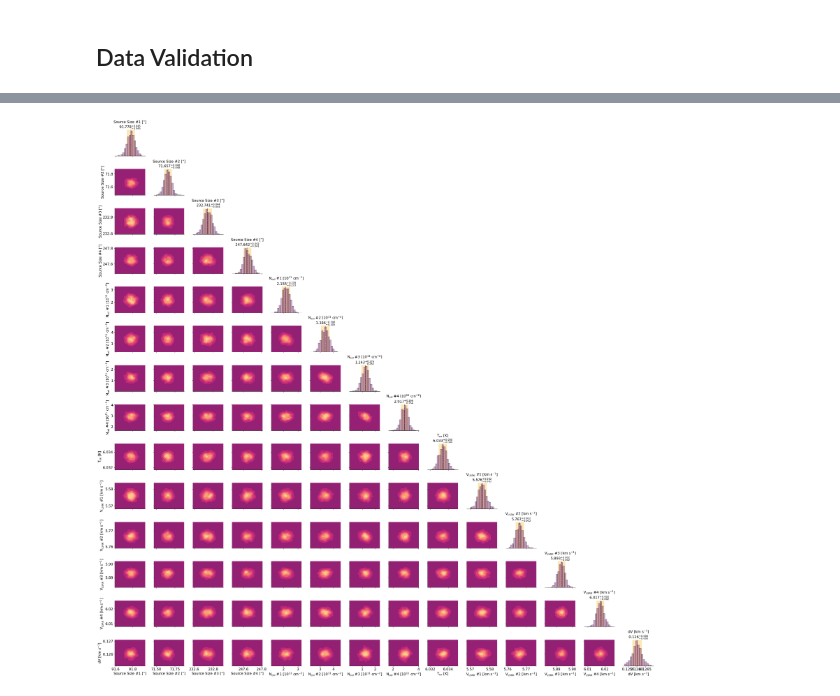
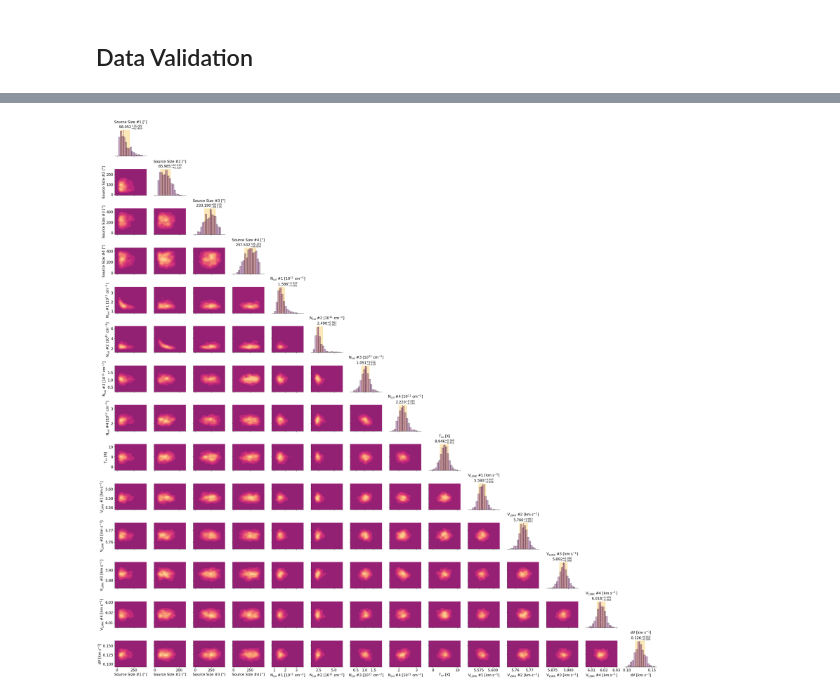
Before and after one commit to laserkelvin/TMC1_mcmc_fitting, a Jupyter notebook: 1-CNN analysis.ipynb, the cells around one changed output, grey strips where cells are left out. Cells and saved outputs as stored; diff of their text form; code cells hidden in the pictures.

```diff
--- a/1-CNN analysis.ipynb
+++ b/1-CNN analysis.ipynb
@@ -17,14 +43,6 @@ plt.rc("axes", labelsize=16)
 # %%
-chains = np.load("cnn/1-cyanonaphthalene/chain.npy")
-# hurr = np.load("cnn/2-cyanonapthalene/third.npy")
-
-# chains = np.concatenate([hurr, chains], axis=0)
-
-chains.shape
-
-# Take the last 1000 samples of each walker, and then flatten
-# along the walker dimension; i.e. get samples for each parameter
-chains = chains[-1000:,:,:].reshape(-1, 14)
+# take the last 500 samples from each walker
+chains = chains[-500:,threshold,:].reshape(-1, 14)
 
 # calculate the percentiles used throughout the paper
 summary_stats = np.percentile(chains, [16, 50, 84], 0)
@@ -78,11 +96,6 @@ df = pd.DataFrame(
 # we don't need to use the full 20k samples to make plots, just take 1000 samples
 # from the "posterior"
 samples = df.sample(1000, replace=True)
-
-# For the column densities, bring the numbers down to help make the figure formatting
-# nicer looking
-for i in range(4, 8):
-    samples[param_names[i]] /= 1e11
 # %%
 top_color, bottom_color = SunsetDark_6_r.hex_colors[0], SunsetDark_6_r.hex_colors[-1]
 # %%
@@ -91,40 +104,32 @@ grid = sns.PairGrid(samples, corner=True, diag_sharey=False)
 grid.map_diag(plt.hist, bins=15, color=top_color, linewidth=1.5, edgecolor="k", alpha=0.4, zorder=10)
 grid.map_lower(sns.kdeplot, shade=True, shade_lowest=True, cmap=SunsetDark_6_r.get_mpl_colormap(), n_levels=6)
 # loop over the diagonal of the corner plot, which are CDFs. We want to annotate
 # the percentiles in this plot
 for index, ax in enumerate(grid.diag_axes):
     name = param_names[index]
     param_stats = np.copy(summary_stats[:,index])
-    if index in [4, 5, 6, 7]:
-        param_stats /= 1e11
     # draw the region comprising 16th to 84th percentiles
     ax.axvspan(
         min(param_stats),
         max(param_stats),
         lw=1.5,
         color=bottom_color,
         facecolor="k",
         alpha=0.7,
         zorder=2
     )
     ranges = param_stats - param_stats.mean()
     ax.axvline(param_stats[1], lw=1.5, ls="--", color=top_color)
     # format the percentile stats in the title. This is somewhat of a pain because
     # we are combining LaTeX strings with Python f-strings
     lower_text = r"_\mathrm{" + f"{ranges[0]:.3f}" + r"}"
     upper_text = r"^\mathrm{" + f"+{ranges[-1]:.3f}" + r"}$"
     middle_text = f"{param_stats[1]:.3f}"
     ax.set_title(
         f"{name}\n" + r"$" + middle_text + lower_text + upper_text, fontsize=16
     )
-# for i in range(1, 3):
-#     grid.axes[i][0].set_ylim([0., 400.])
-#     grid.axes[-1][i].set_xlim([0., 400.])
-# for i in range(4, 8):
-#     grid.axes[-1][i].set_xlim([1., 7.])
-#     grid.axes[i][0].set_ylim([1., 7.])
 
 grid.fig.tight_layout()
 # %% [output]
-[figure, old version]
+[figure, new version]
 # %%
```
Also changed, not shown: parts of 6 cells of this notebook, 3 other files.
